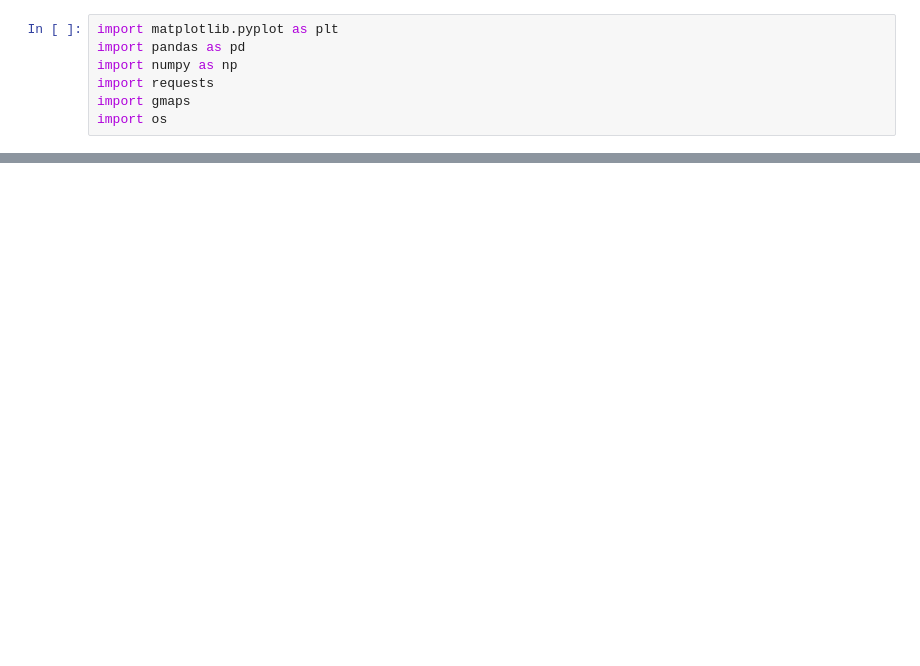
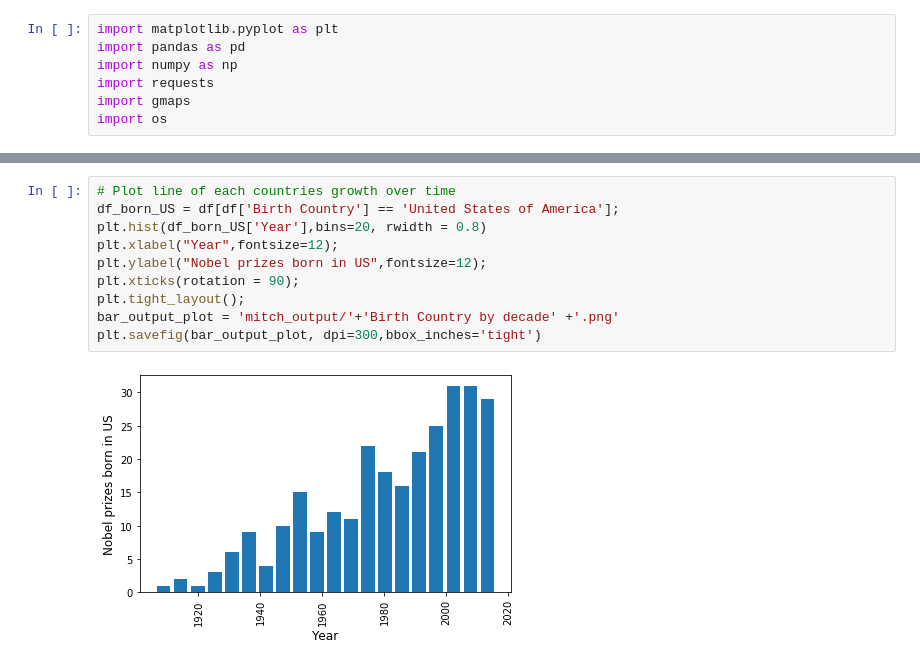
Before and after one commit to cgleason3462/Nobel-Prize-Analysis, a Jupyter notebook: Mitch.ipynb, the cells around one changed output, grey strips where cells are left out. Cells and saved outputs as stored; diff of their text form; blank space fills up the shorter version.

```diff
--- a/Mitch.ipynb
+++ b/Mitch.ipynb
@@ -55,0 +74,12 @@ bar_chart(df, para_1)
+# %%
+# Plot line of each countries growth over time
+df_born_US = df[df['Birth Country'] == 'United States of America'];
+plt.hist(df_born_US['Year'],bins=20, rwidth = 0.8)
+plt.xlabel("Year",fontsize=12);
+plt.ylabel("Nobel prizes born in US",fontsize=12);
+plt.xticks(rotation = 90);
+plt.tight_layout();
+bar_output_plot = 'mitch_output/'+'Birth Country by decade' +'.png'
+plt.savefig(bar_output_plot, dpi=300,bbox_inches='tight')
+# %% [output]
+[figure, added]
```
Also changed, not shown: parts of 15 cells of this notebook, 14 other files.
